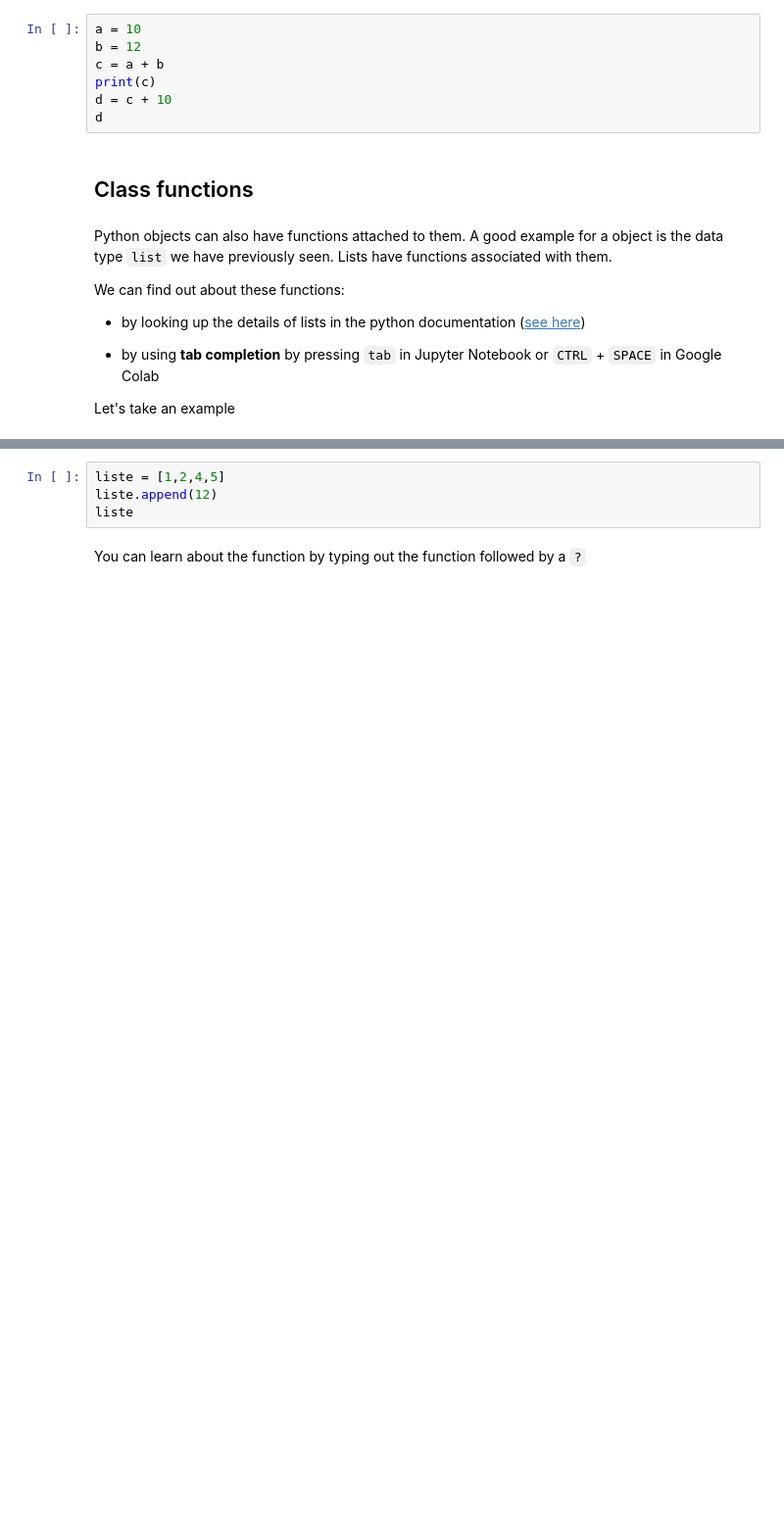
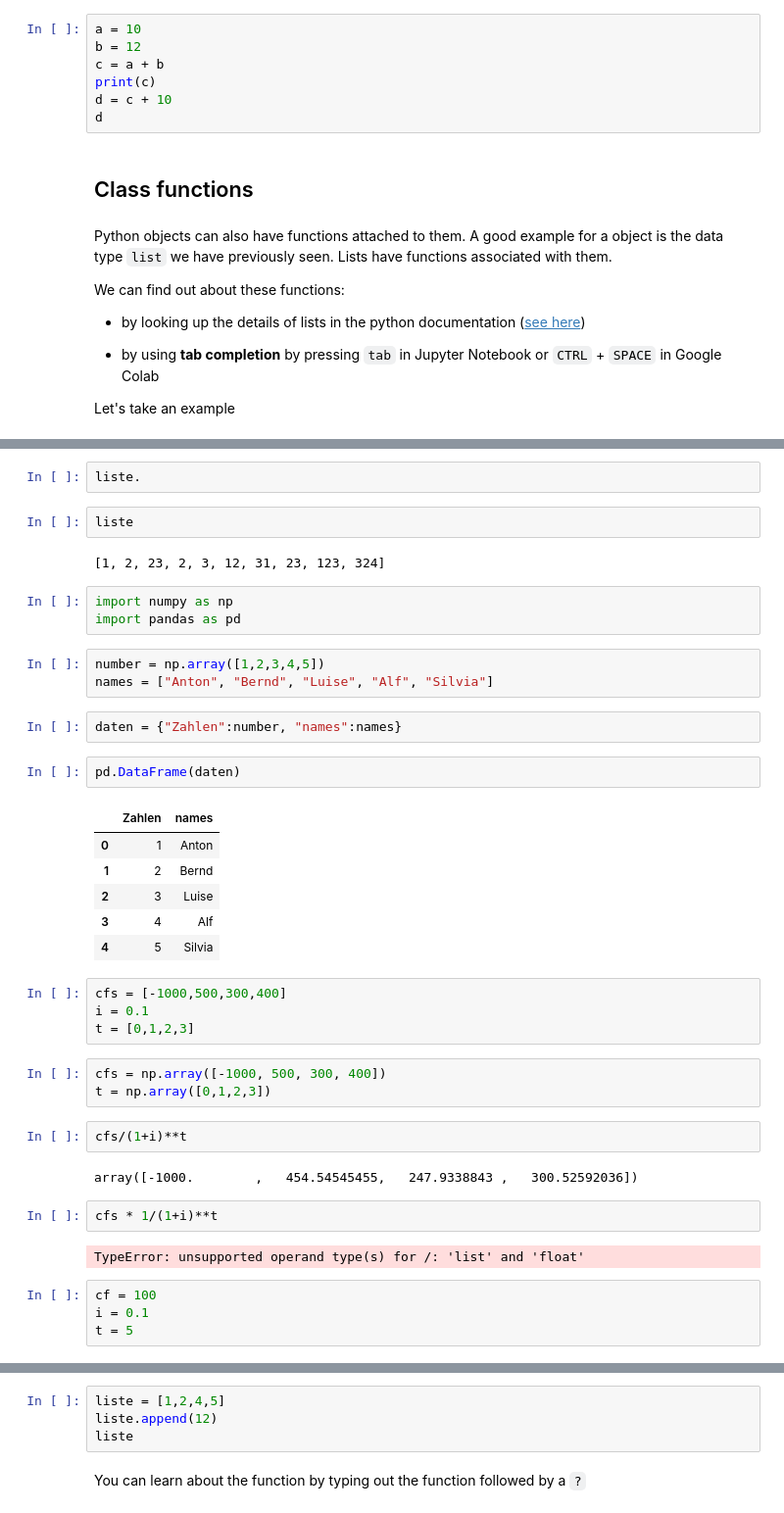
Before and after one commit to fredzett/Notebooks, a Jupyter notebook: S01b_Intro_Python.ipynb, the cells around one changed output, grey strips where cells are left out. Shown: that part at 98% size. Drawn from its saved outputs; the diff is of its cells as text; blank space fills up the shorter version.

Commit message:
Amended pandas notebook

```diff
--- a/S01b_Intro_Python.ipynb
+++ b/S01b_Intro_Python.ipynb
@@ -328,0 +336,42 @@ Let's take an example
+# %%
+liste.
+# %%
+liste
+# %% [output]
+[1, 2, 23, 2, 3, 12, 31, 23, 123, 324]
+# %%
+import numpy as np
+import pandas as pd
+# %%
+number = np.array([1,2,3,4,5])
+names = ["Anton", "Bernd", "Luise", "Alf", "Silvia"]
+# %%
+daten = {"Zahlen":number, "names":names}
+# %%
+pd.DataFrame(daten)
+# %% [output]
+|  | Zahlen | names |
+| 0 | 1 | Anton |
+| 1 | 2 | Bernd |
+| 2 | 3 | Luise |
+| 3 | 4 | Alf |
+| 4 | 5 | Silvia |
+# %%
+cfs = [-1000,500,300,400]
+i = 0.1
+t = [0,1,2,3]
+# %%
+cfs = np.array([-1000, 500, 300, 400])
+t = np.array([0,1,2,3])
+# %%
+cfs/(1+i)**t
+# %% [output]
+array([-1000.        ,   454.54545455,   247.9338843 ,   300.52592036])
+# %%
+cfs * 1/(1+i)**t
+# %% [output]
+TypeError: unsupported operand type(s) for /: 'list' and 'float'
+# %%
+cf = 100
+i = 0.1
+t = 5
```
Also changed, not shown: parts of 21 cells of this notebook, 7 other files.
